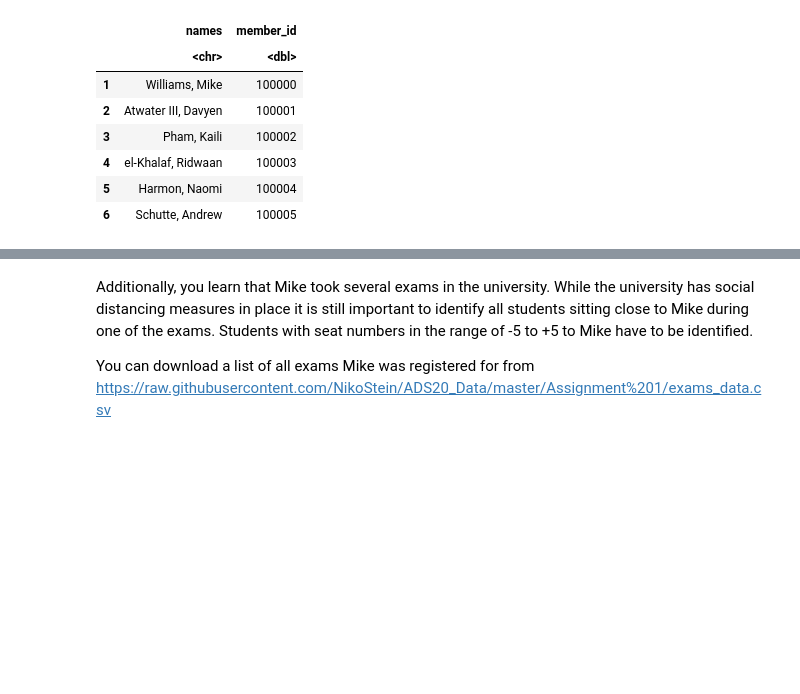
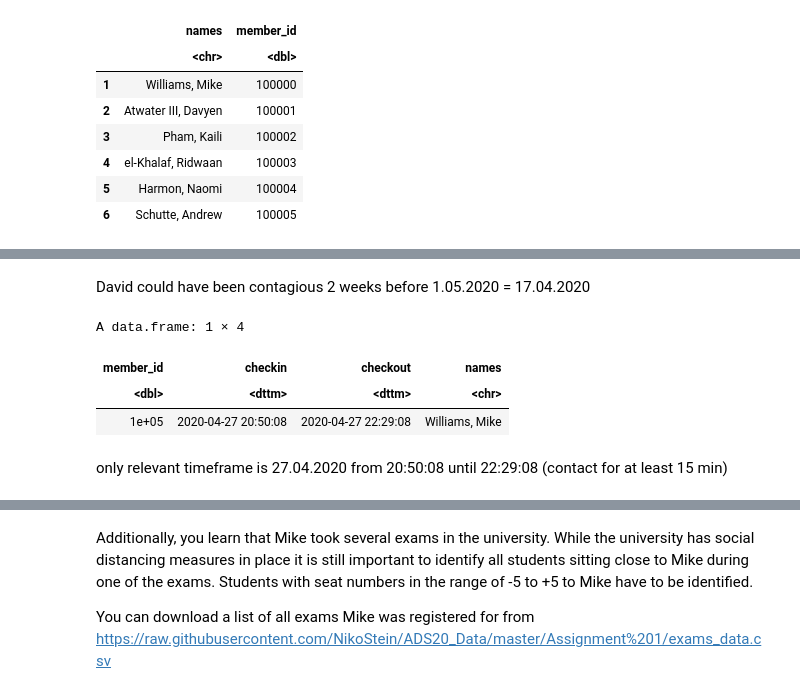
Before and after one commit to michiWS1920/ADS20, a Jupyter notebook: ADS_Programming_Assignment_1.ipynb, the cells around one changed output, grey strips where cells are left out. Saved outputs shown, nothing was run; the diff lists cells and outputs as text; code cells hidden in the pictures; blank space fills up the shorter version.

```diff
--- a/ADS_Programming_Assignment_1.ipynb
+++ b/ADS_Programming_Assignment_1.ipynb
@@ -501,0 +525,12 @@ ERROR: ignored
+# %% [markdown]
+David could have been contagious 2 weeks before 1.05.2020 = 17.04.2020
+# %%
+gym_joined %>%
+filter(names == "Williams, Mike")
+# %% [output]
+A data.frame: 1 × 4
+| member_id | checkin | checkout | names |
+| <dbl> | <dttm> | <dttm> | <chr> |
+| 1e+05 | 2020-04-27 20:50:08 | 2020-04-27 22:29:08 | Williams, Mike |
+# %% [markdown]
+only relevant timeframe is 27.04.2020 from 20:50:08 until 22:29:08 (contact for at least 15 min)
```
Also changed, not shown: parts of 4 cells of this notebook.
